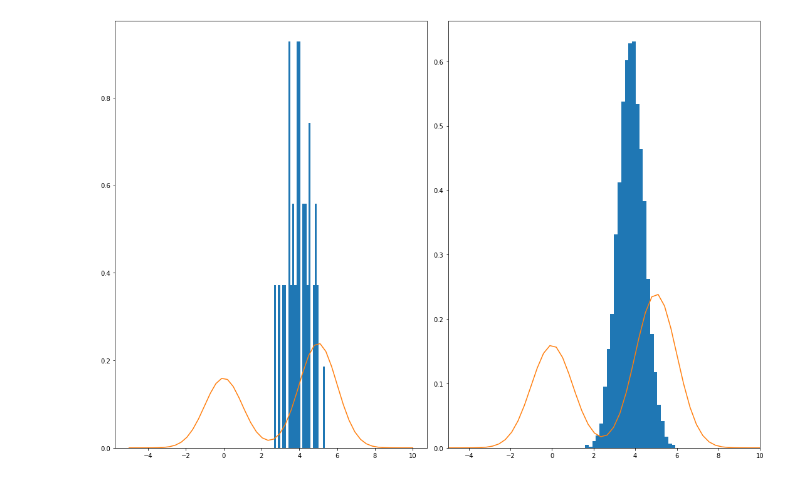
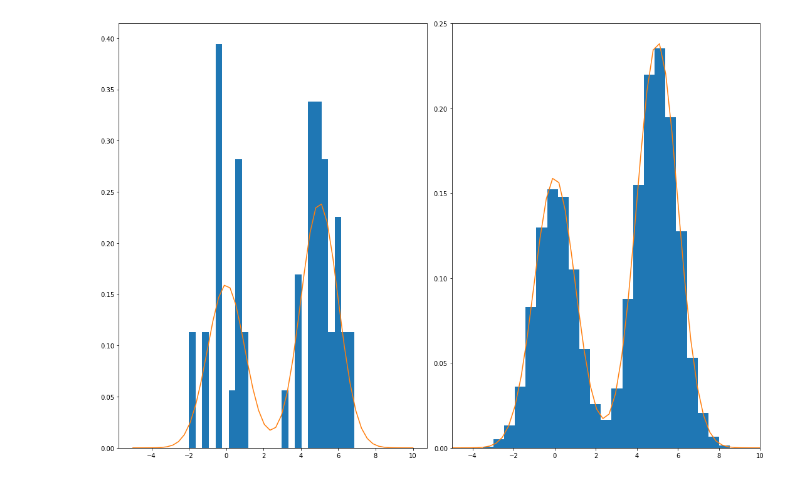
Before and after one commit to xx-code/Analayse-Des-Discrimant-Lineare, a Jupyter notebook: Q1.ipynb, the cells around one changed output. Saved outputs shown, nothing was run; the diff lists cells and outputs as text; code cells hidden in the pictures.

```diff
--- a/Q1.ipynb
+++ b/Q1.ipynb
@@ -34,7 +34,10 @@ TMAX_Q1A = 1.0
 # instances according to the distribution mentioned in the statement
 def sample(n):
     normal = numpy.random.normal
-    return 0.4 * normal(2, 0.5, (n, 1)) + 0.6 * normal(5, 1, (n, 1))
+    X1 = normal(0, 1, int(0.4 * n))
+    X2 = normal(5, 1, int(0.6 * n))
+    X = numpy.concatenate((X1, X2))
+    return X[:, numpy.newaxis]
 # ******
 
 _times.append(time.time())
@@ -46,34 +49,34 @@ _times.append(time.time())
 # that you defined above.
 # ******
 sample_1 = sample(50)
 sample_2 = sample(10000)
 
 # *** TODO Q1A ****
 # Tracez l'histogramme de cette distribution échantillonnée pour
 # 50 et 10 000 données, en utilisant 25 compartiments, dans le domaine [-5, 10].
 # Sur les mêmes graphiques, tracez également la fonction de densité réelle.
 # Plot the histogram of this sample distribution for 50 and 10,000 samples
 # using 25 bins over the [-5, 10] domain.
 # On these plots, display the real density function.
 # ******
 bins_width = 25
 
 fig, subplot = pyplot.subplots(1, 2, tight_layout=True)
 
 n, bins, patches = subplot[0].hist(sample_1, bins=bins_width, density=True)
 x = numpy.linspace(-5, 10, len(sample_1))
 y = x.reshape(len(x), 1)
 subplot[0].plot(x, pdf(y))
 n, bins_2, patches = subplot[1].hist(sample_2, bins=bins_width, density=True)
 subplot[1].plot(x, pdf(y))
 
 pyplot.xlim(-5, 10)
 
 _times.append(time.time())
 checkTime(TMAX_Q1A, "Q1A")
 pyplot.show()
 # %% [output]
-[figure, old version]
+[figure, new version]
 # %%
 TMAX_Q1B = 2.5
 _times.append(time.time())
```
Also changed, not shown: parts of 1 cell of this notebook.
